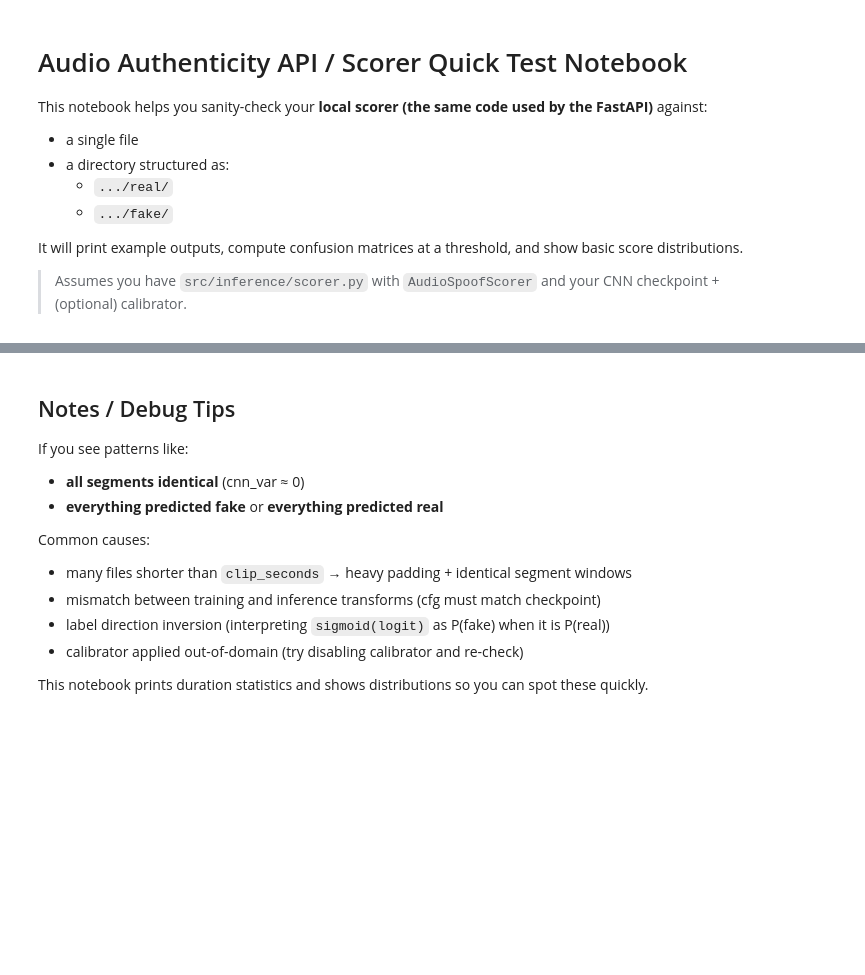
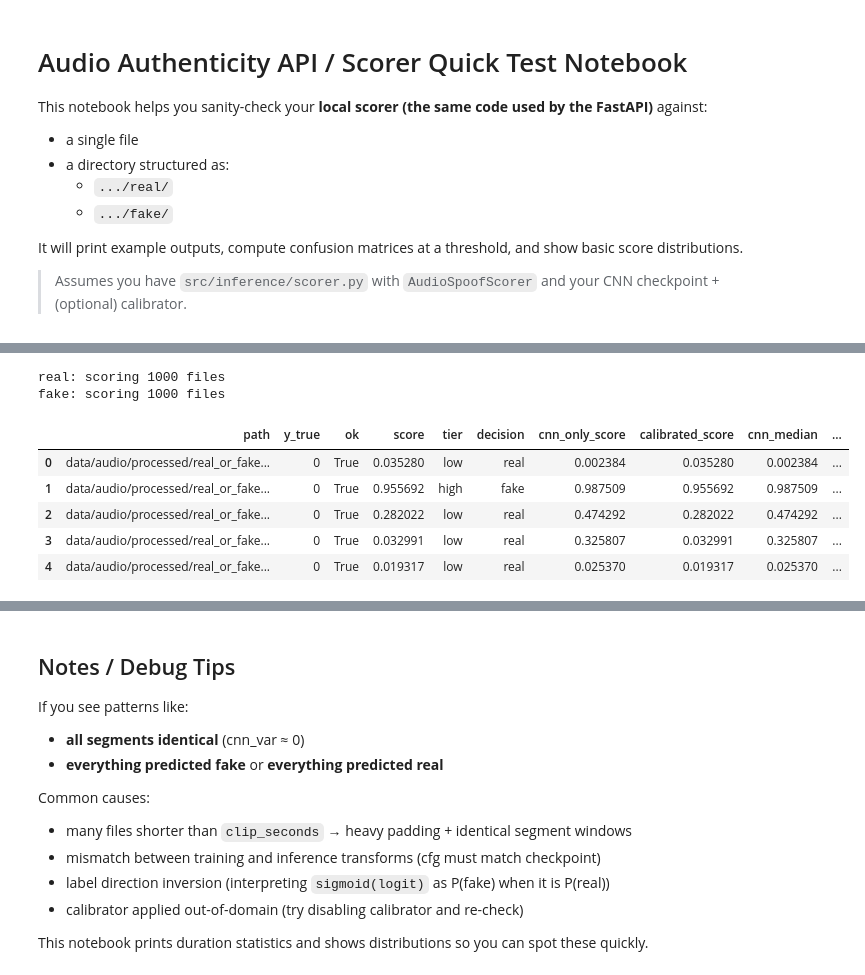
Before and after one commit to carrell-ncl/authenticity-risk-engine, a Jupyter notebook: notebooks/audio_api_scorer_debug.ipynb, the cells around one changed output, grey strips where cells are left out. Drawn from its saved outputs; the diff is of its cells as text; code cells hidden in the pictures; blank space fills up the shorter version.

```diff
--- a/notebooks/audio_api_scorer_debug.ipynb
+++ b/notebooks/audio_api_scorer_debug.ipynb
@@ -45,10 +55,14 @@ print('TEST_FILE exists:', Path(TEST_FILE).exists())
+# %%
+cnn_override = 0.9999
 # %%
 # ---- Instantiate scorer ----
 scorer = AudioSpoofScorer(
     cnn_model_path=CNN_MODEL,
     calibrator_path=CALIBRATOR if CALIBRATOR and Path(CALIBRATOR).exists() else None,
     device=DEVICE,
-    config=ScorerConfig(n_segments=6, clip_seconds=4.0, cnn_agg="median", low_thr=0.3, high_thr=0.7),
+    config=ScorerConfig(n_segments=6, clip_seconds=4.0, cnn_agg="median", low_thr=0.3, high_thr=0.7
+    ,cnn_override_thr=cnn_override
+    ),
 )
 print("Loaded scorer. Calibrator enabled:", scorer.calibrator is not None)
 print("CNN cfg sample_rate:", scorer.cfg.get("sample_rate"))
@@ -63,17 +99,37 @@ AUDIO_EXTS = {".wav", ".flac", ".mp3", ".ogg", ".m4a"}  # torchaudio support var
 def list_audio_files(root: Path):
     return sorted([p for p in root.rglob("*") if p.is_file() and p.suffix.lower() in AUDIO_EXTS])
 
-def score_dataset_dir(base_dir: str, threshold: float = 0.5):
+import random
+
+def score_dataset_dir(
+    base_dir: str,
+    threshold: float = 0.5,
+    max_per_class: int = 1000,
+    seed: int | None = 42,
+):
     base = Path(base_dir)
     real_dir = base / "real"
     fake_dir = base / "fake"
     assert real_dir.is_dir() and fake_dir.is_dir(), f"Expected {real_dir} and {fake_dir}"
 
+    rng = random.Random(seed)
+
+    def sample_files(dir_path: Path):
+        files = list_audio_files(dir_path)
+        if max_per_class is not None and len(files) > max_per_class:
+            files = rng.sample(files, max_per_class)
+        return sorted(files)
+
     rows = []
+
     for label_name, y_true in [("real", 0), ("fake", 1)]:
-        files = list_audio_files(base / label_name)
+        files = sample_files(base / label_name)
+
+        print(f"{label_name}: scoring {len(files)} files")
+
         for f in files:
             rep = scorer.score_file(str(f), threshold=threshold)
+
             if not rep.get("ok", False):
                 rows.append({
                     "path": str(f),
@@ -82,6 +138,7 @@ def score_dataset_dir(base_dir: str, threshold: float = 0.5):
                     "error": rep.get("error"),
                 })
                 continue
+
             rows.append({
                 "path": str(f),
                 "y_true": y_true,
@@ -97,8 +154,9 @@ def score_dataset_dir(base_dir: str, threshold: float = 0.5):
                 "silence_ratio": rep["signals"]["silence_ratio"],
                 "total_seconds": rep["signals"]["total_seconds"],
             })
-    df = pd.DataFrame(rows)
-    return df
+
+    return pd.DataFrame(rows)
+
 
 def summarize_df(df: pd.DataFrame, score_col: str = "score", threshold: float = 0.5):
     d = df[df["ok"]].copy()
@@ -129,5 +187,20 @@ def summarize_df(df: pd.DataFrame, score_col: str = "score", threshold: float =
     }
 # %%
 # ---- Score REAL_OR_FAKE dataset ----
-df_rof = score_dataset_dir(REAL_OR_FAKE_DIR, threshold=THRESHOLD)
+df_rof = score_dataset_dir(
+    REAL_OR_FAKE_DIR,
+    threshold=0.5,
+    max_per_class=1000,
+    seed=42,
+)
+
 df_rof.head()
+# %% [output]
+real: scoring 1000 files
+fake: scoring 1000 files
+|  | path | y_true | ok | score | tier | decision | cnn_only_score | calibrated_score | cnn_median | ... |
+| 0 | data/audio/processed/real_or_fake... | 0 | True | 0.035280 | low | real | 0.002384 | 0.035280 | 0.002384 | ... |
+| 1 | data/audio/processed/real_or_fake... | 0 | True | 0.955692 | high | fake | 0.987509 | 0.955692 | 0.987509 | ... |
+| 2 | data/audio/processed/real_or_fake... | 0 | True | 0.282022 | low | real | 0.474292 | 0.282022 | 0.474292 | ... |
+| 3 | data/audio/processed/real_or_fake... | 0 | True | 0.032991 | low | real | 0.325807 | 0.032991 | 0.325807 | ... |
+| 4 | data/audio/processed/real_or_fake... | 0 | True | 0.019317 | low | real | 0.025370 | 0.019317 | 0.025370 | ... |
```
Also changed, not shown: parts of 34 cells of this notebook, 1 other file.
